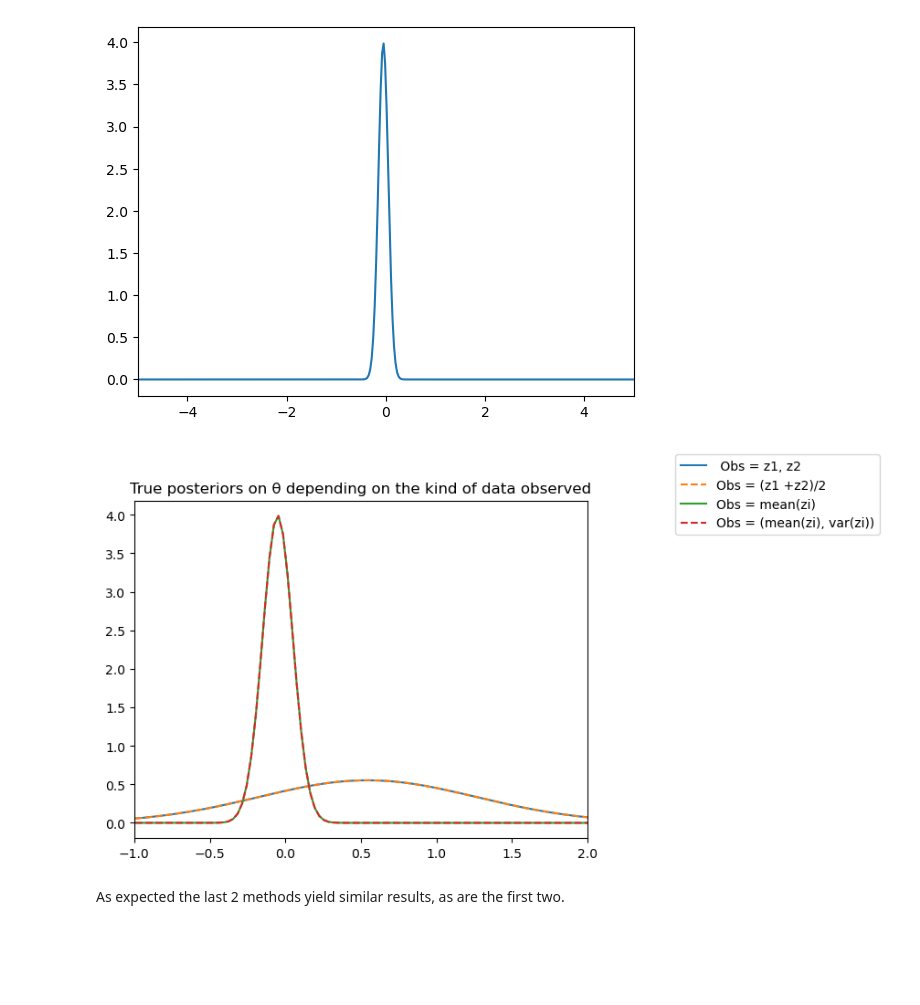
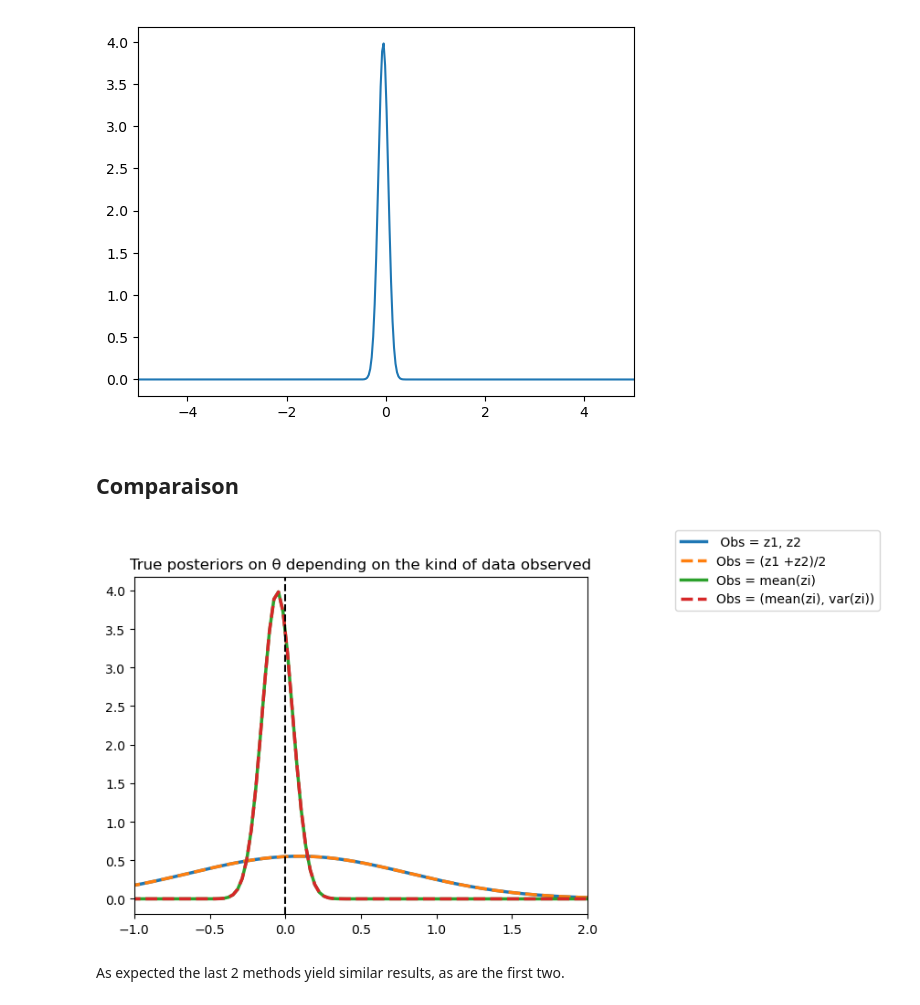
Before and after one commit to MouzaouiMatthieu/PFE, a Jupyter notebook: Model.ipynb, the cells around one changed output. Cells and saved outputs as stored; diff of their text form; code cells hidden in the pictures; blank space fills up the shorter version.

```diff
--- a/Model.ipynb
+++ b/Model.ipynb
@@ -90,8 +96,8 @@ def posterior_summaries(theta, x1, x2):
         likelihood_x1_part = -N*np.square(theta - x1)/2
         likelihood_x2_part = -N*np.square(1 - x2)
         prior_part = -np.square(theta)/25
-        return np.exp(likelihood_x1_part)*np.exp(likelihood_x2_part)*np.exp(prior_part)
-    z_summaries, eps = integrate.quad(impropoer_posterior_summaries, -15, 15)
+        return np.exp(likelihood_x1_part)*np.exp(likelihood_x2_part)*np.exp(prior_part)+1e-9
+    z_summaries, eps = integrate.quad(impropoer_posterior_summaries, -25, 25)
     return impropoer_posterior_summaries(theta,x1,x2)/z_summaries
 
 eval_post_summaries = [posterior_summaries(theta, x1, x2) for theta in theta_grid]
@@ -101,17 +107,20 @@ plt.xlim(left=-5,right=5)
 plt.show()
 # %% [output]
 [figure]
+# %% [markdown]
+## Comparaison
 # %%
 fig = plt.figure()
 plt.xlim(left=-1, right=2)
-plt.plot(theta_grid, eval_post, label=" Obs = z1, z2")
-plt.plot(theta_grid, eval_post_x, label="Obs = (z1 +z2)/2", linestyle='dashed')
-plt.plot(theta_grid, eval_post_x_n, label="Obs = mean(zi)")
-plt.plot(theta_grid, eval_post_summaries, label="Obs = (mean(zi), var(zi))", linestyle="dashed")
+plt.plot(theta_grid, eval_post, label=" Obs = z1, z2", linewidth=2.5)
+plt.plot(theta_grid, eval_post_x, label="Obs = (z1 +z2)/2", linestyle='dashed', linewidth=2.5)
+plt.plot(theta_grid, eval_post_x_n, label="Obs = mean(zi)", linewidth=2.5)
+plt.plot(theta_grid, eval_post_summaries, label="Obs = (mean(zi), var(zi))", linestyle="dashed", linewidth=2.5)
+plt.axvline(x=theta_true, ls='--', c='k')
 fig.legend(bbox_to_anchor=(1.04, 1), loc="upper left")
 plt.title("True posteriors on θ depending on the kind of data observed")
 plt.show()
 # %% [output]
-[figure, old version]
+[figure, new version]
 # %% [markdown]
 As expected the last 2 methods yield similar results, as are the first two.
```
Also changed, not shown: parts of 28 cells of this notebook.
